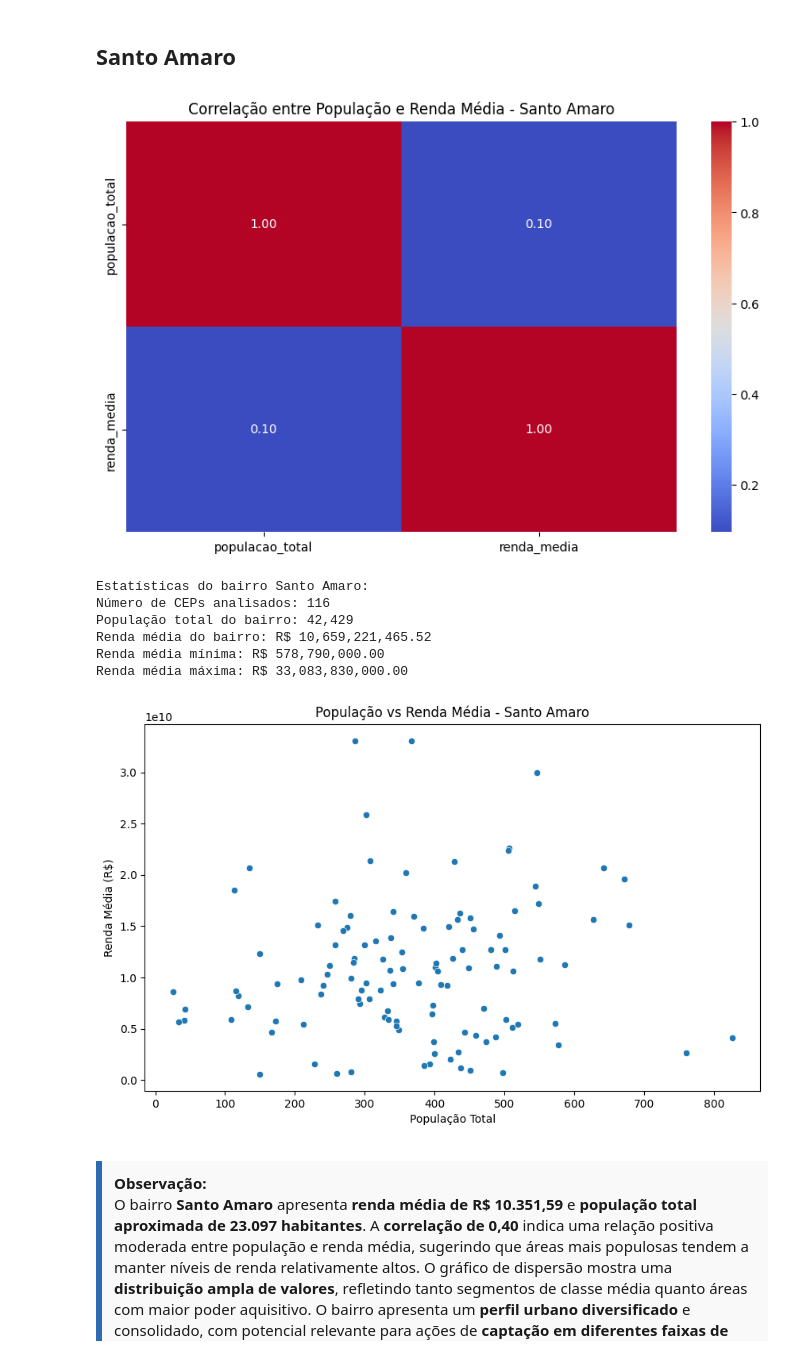
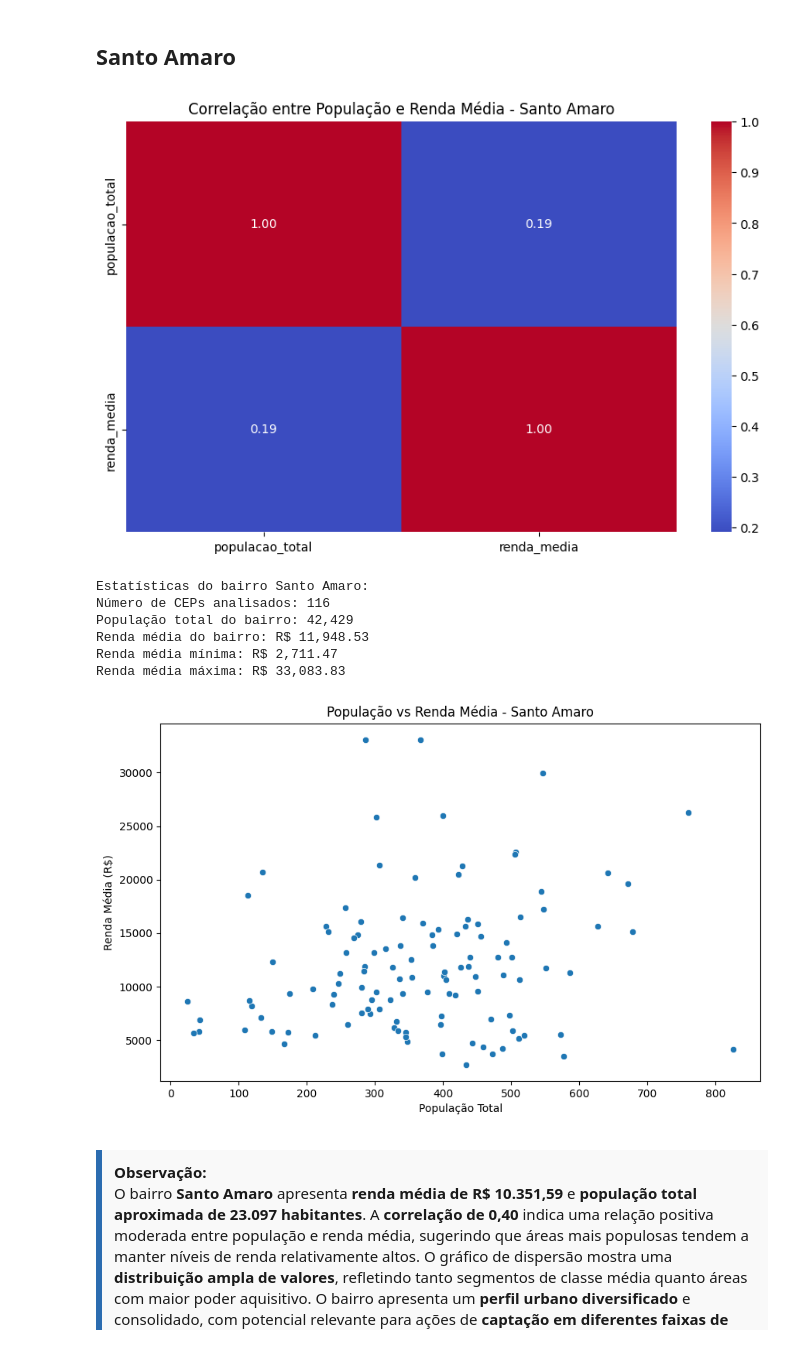
Before and after one commit to brenoazvd/ibge_socioeconomico_elvira-brandao, a Jupyter notebook: analises/analise_1.0/chacara_analise_financeira.ipynb, the cells around one changed output. Cells and saved outputs as stored; diff of their text form; code cells hidden in the pictures.

```diff
--- a/analises/analise_1.0/chacara_analise_financeira.ipynb
+++ b/analises/analise_1.0/chacara_analise_financeira.ipynb
@@ -299,14 +359,7 @@ Chácara Santo Antônio, Granja Julieta e Santo Amaro
 ## Chácara Santo Antônio
 # %%
 # Converter colunas numéricas (robusta, suporta vírgula decimal)
-df['renda_media'] = (
-    df['renda_media']
-    .astype(str)
-    .str.replace(r'[^0-9,\.]', '', regex=True)
-    .str.replace('.', '', regex=False)
-    .str.replace(',', '.', regex=False)
-)
-df['renda_media'] = pd.to_numeric(df['renda_media'], errors='coerce')
+df['renda_media'] = df['renda_media'].apply(parse_renda_seguro)
 df['populacao_total'] = pd.to_numeric(df['populacao_total'], errors='coerce').fillna(0).astype(int)
 
 # Filtrar apenas dados da Chácara Santo Antônio
@@ -371,14 +424,7 @@ o que reforça seu potencial estratégico na <b>captação de alunos</b>.
 ## Granja Julieta
 # %%
 # Converter colunas numéricas (robusta, suporta vírgula decimal)
-df['renda_media'] = (
-    df['renda_media']
-    .astype(str)
-    .str.replace(r'[^0-9,\.]', '', regex=True)
-    .str.replace('.', '', regex=False)
-    .str.replace(',', '.', regex=False)
-)
-df['renda_media'] = pd.to_numeric(df['renda_media'], errors='coerce')
+df['renda_media'] = df['renda_media'].apply(parse_renda_seguro)
 df['populacao_total'] = pd.to_numeric(df['populacao_total'], errors='coerce').fillna(0).astype(int)
 
 # Filtrar apenas dados da Granja Julieta
@@ -443,14 +489,7 @@ caracterizando-o como uma <b>zona de forte potencial de captação</b> para o en
 ## Santo Amaro
 # %%
 # Converter colunas numéricas (robusta, suporta vírgula decimal)
-df['renda_media'] = (
-    df['renda_media']
-    .astype(str)
-    .str.replace(r'[^0-9,\.]', '', regex=True)
-    .str.replace('.', '', regex=False)
-    .str.replace(',', '.', regex=False)
-)
-df['renda_media'] = pd.to_numeric(df['renda_media'], errors='coerce')
+df['renda_media'] = df['renda_media'].apply(parse_renda_seguro)
 df['populacao_total'] = pd.to_numeric(df['populacao_total'], errors='coerce').fillna(0).astype(int)
 
 # Filtrar apenas dados da Granja Julieta
@@ -459,38 +498,38 @@ df_santo_amaro = df[df['Bairro'] == 'Santo Amaro']
 # Análise de correlação entre população e renda média para Santo Amaro
 plt.figure(figsize=(10, 6))
 sns.heatmap(df_santo_amaro[['populacao_total', 'renda_media']].corr(),
             annot=True,
             cmap='coolwarm',
             fmt='.2f')
 
 # Exibir gráfico
 plt.title('Correlação entre População e Renda Média - Santo Amaro')
 plt.show()
 
 # Mostrar estatísticas descritivas do bairro
 print("\nEstatísticas do bairro Santo Amaro:")
 print(f"Número de CEPs analisados: {len(df_santo_amaro)}")
 print(f"População total do bairro: {df_santo_amaro['populacao_total'].sum():,}")
 print(f"Renda média do bairro: R$ {df_santo_amaro['renda_media'].mean():,.2f}")
 print(f"Renda média mínima: R$ {df_santo_amaro['renda_media'].min():,.2f}")
 print(f"Renda média máxima: R$ {df_santo_amaro['renda_media'].max():,.2f}")
 
 # Adicionar gráfico de dispersão
 plt.figure(figsize=(10, 6))
 sns.scatterplot(data=df_santo_amaro, x='populacao_total', y='renda_media')
 plt.title('População vs Renda Média - Santo Amaro')
 plt.xlabel('População Total')
 plt.ylabel('Renda Média (R$)')
 plt.show()
 # %% [output]
-[figure, old version]
+[figure, new version]
 Estatísticas do bairro Santo Amaro:
 Número de CEPs analisados: 116
 População total do bairro: 42,429
-Renda média do bairro: R$ 10,659,221,465.52
-Renda média mínima: R$ 578,790,000.00
-Renda média máxima: R$ 33,083,830,000.00
+Renda média do bairro: R$ 11,948.53
+Renda média mínima: R$ 2,711.47
+Renda média máxima: R$ 33,083.83
-[figure, old version]
+[figure, new version]
 # %% [markdown]
 <div style="
 background-color:#f9f9f9;
```
Also changed, not shown: parts of 7 cells of this notebook, 40 other files.
